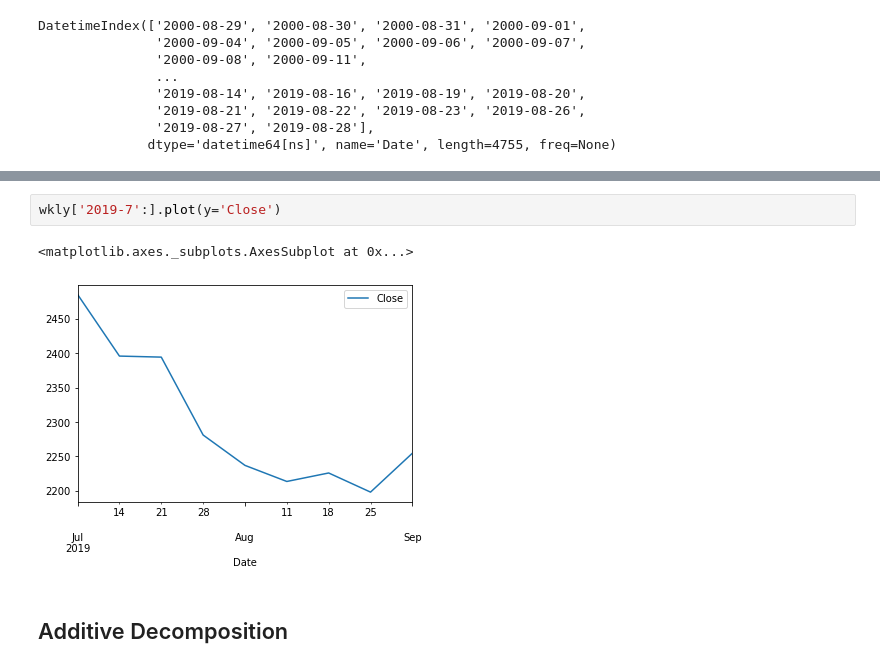
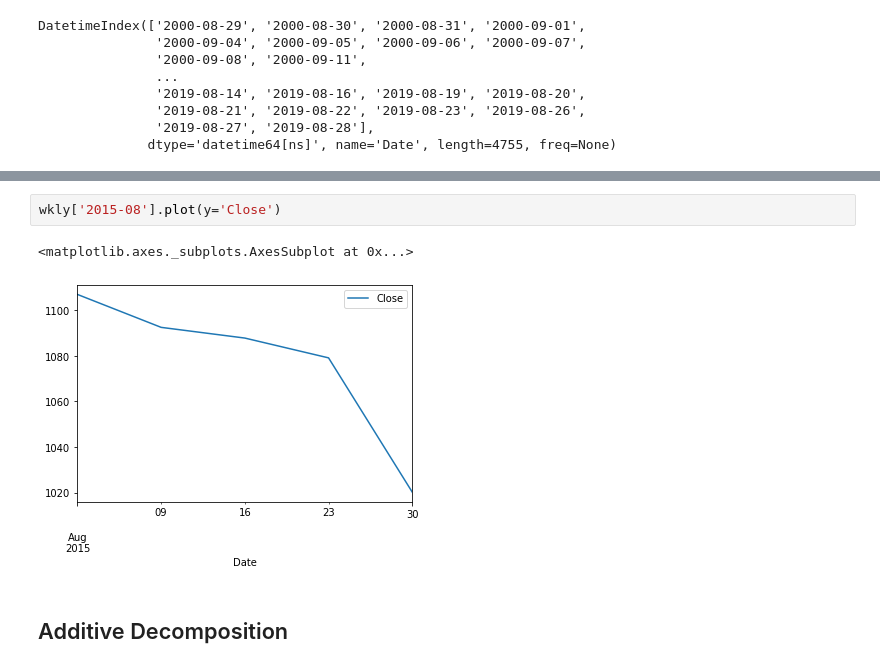
Before and after one commit to NandaCj/data-science-class, a Jupyter notebook: Python/machine_learning/Time_Series_Analysis/StockPrice_TimeSeries_Analysis.ipynb, the cells around one changed output, grey strips where cells are left out. Saved outputs shown, nothing was run; the diff lists cells and outputs as text.

```diff
--- a/Python/machine_learning/Time_Series_Analysis/StockPrice_TimeSeries_Analysis.ipynb
+++ b/Python/machine_learning/Time_Series_Analysis/StockPrice_TimeSeries_Analysis.ipynb
@@ -46,8 +50,8 @@ wkly = hdfc_bank.resample('W').mean()
 # %%
-wkly['2019-7':].plot(y='Close')
+wkly['2015-08'].plot(y='Close')
 # %% [output]
 <matplotlib.axes._subplots.AxesSubplot at 0x...>
-[figure, old version]
+[figure, new version]
 # %% [markdown]
 ## Additive Decomposition
 # %%
```
Also changed, not shown: parts of 3 cells of this notebook, 37 other files.
